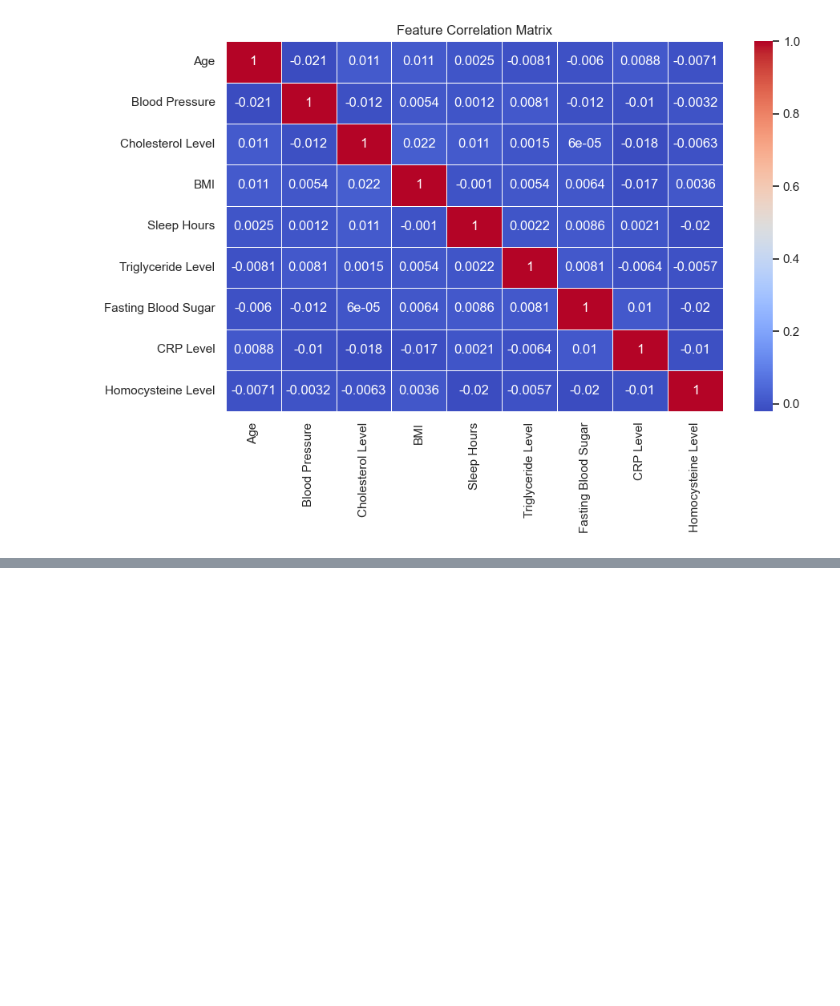
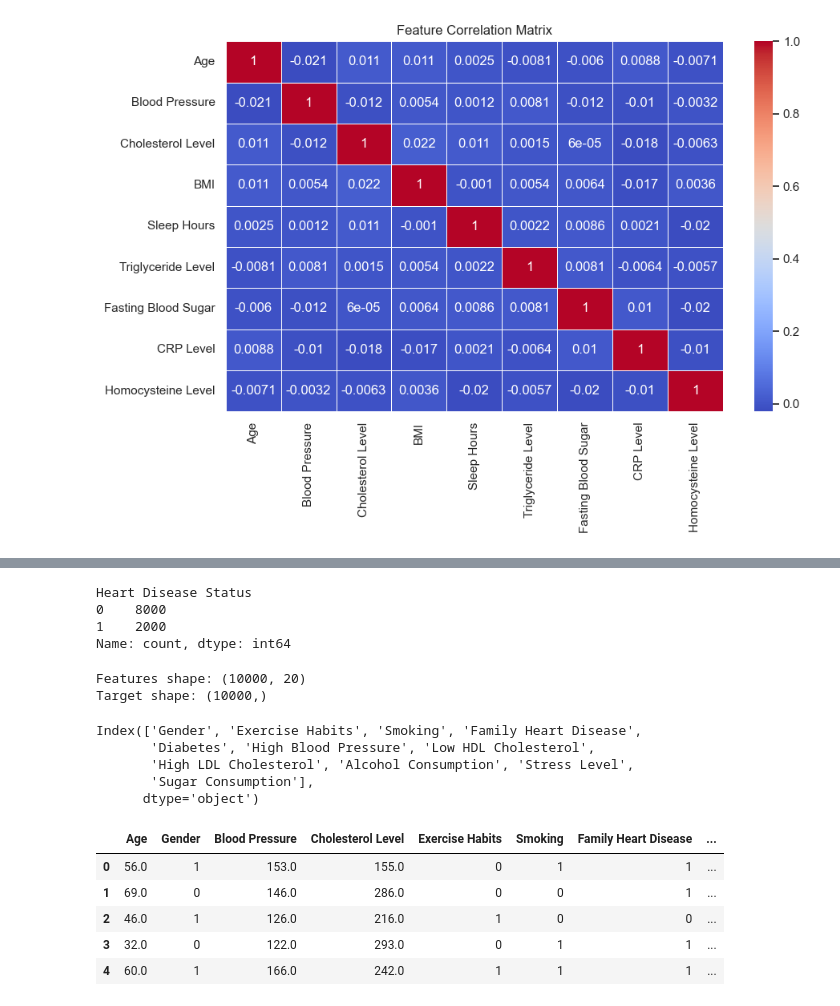
Before and after one commit to seyon1988/Machine-Learning-Programming-Assignment-IT5052, a Jupyter notebook: notebooks/supervised_learning/heart_disease.ipynb, the cells around one changed output, grey strips where cells are left out. Cells and saved outputs as stored; diff of their text form; code cells hidden in the pictures; blank space fills up the shorter version.

```diff
--- a/notebooks/supervised_learning/heart_disease.ipynb
+++ b/notebooks/supervised_learning/heart_disease.ipynb
@@ -134,0 +168,42 @@ plt.show()
+# %%
+df['Heart Disease Status'].unique()
+print(df['Heart Disease Status'].value_counts())
+# %% [output]
+Heart Disease Status
+0    8000
+1    2000
+Name: count, dtype: int64
+# %%
+# Separate features and target
+X = df.drop('Heart Disease Status', axis=1)
+y = df['Heart Disease Status']
+
+print("Features shape:", X.shape)
+print("Target shape:", y.shape)
+# %% [output]
+Features shape: (10000, 20)
+Target shape: (10000,)
+# %%
+categorical_cols = X.select_dtypes(include='object').columns
+categorical_cols
+# %% [output]
+Index(['Gender', 'Exercise Habits', 'Smoking', 'Family Heart Disease',
+       'Diabetes', 'High Blood Pressure', 'Low HDL Cholesterol',
+       'High LDL Cholesterol', 'Alcohol Consumption', 'Stress Level',
+       'Sugar Consumption'],
+      dtype='object')
+# %%
+
+le = LabelEncoder()
+
+for col in categorical_cols:
+    X[col] = le.fit_transform(X[col])
+# %%
+X.head()
+# %% [output]
+|  | Age | Gender | Blood Pressure | Cholesterol Level | Exercise Habits | Smoking | Family Heart Disease | ... |
+| 0 | 56.0 | 1 | 153.0 | 155.0 | 0 | 1 | 1 | ... |
+| 1 | 69.0 | 0 | 146.0 | 286.0 | 0 | 0 | 1 | ... |
+| 2 | 46.0 | 1 | 126.0 | 216.0 | 1 | 0 | 0 | ... |
+| 3 | 32.0 | 0 | 122.0 | 293.0 | 0 | 1 | 1 | ... |
+| 4 | 60.0 | 1 | 166.0 | 242.0 | 1 | 1 | 1 | ... |
```
Also changed, not shown: parts of 9 cells of this notebook.
